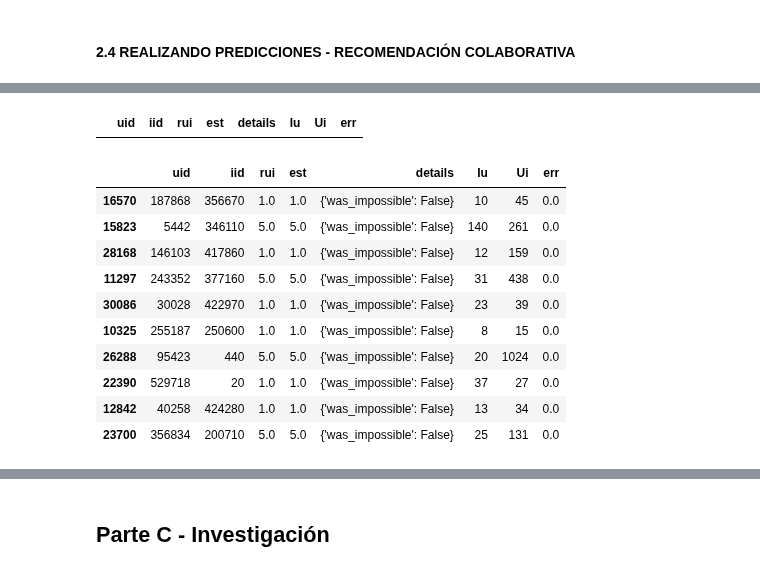
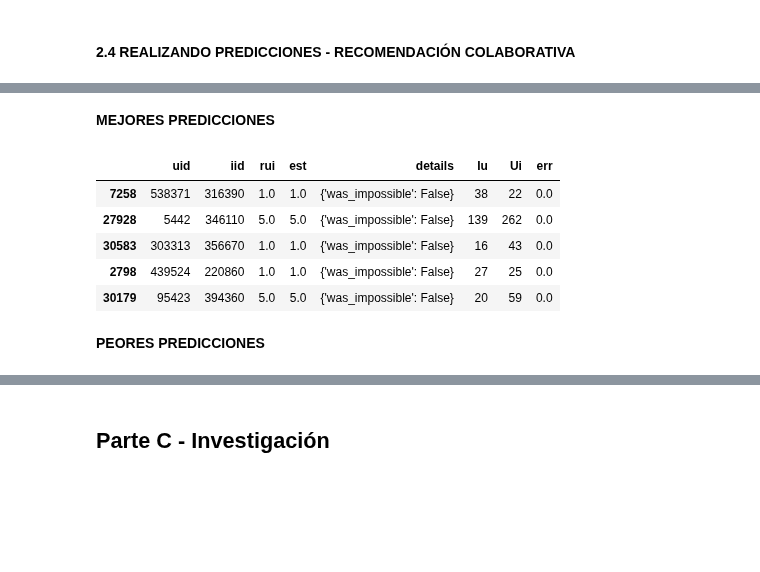
Before and after one commit to alseveso/AcamicaDS, a Jupyter notebook: Proyecto 3/A. Proyecto 03_Alejandra Seveso.ipynb, the cells around one changed output, grey strips where cells are left out. Drawn from its saved outputs; the diff is of its cells as text; code cells hidden in the pictures; blank space fills up the shorter version.

```diff
--- a/Proyecto 3/A. Proyecto 03_Alejandra Seveso.ipynb
+++ b/Proyecto 3/A. Proyecto 03_Alejandra Seveso.ipynb
@@ -1398,21 +1325,16 @@ df.head()
-# %%
-df[df['uid']=='398896'].sort_values(by=['est'], ascending=False)
-# %% [output]
-|  | uid | iid | rui | est | details | Iu | Ui | err |
+# %% [markdown]
+__MEJORES PREDICCIONES__
 # %%
-best_predictions.head(10)
+best_predictions.head()
 # %% [output]
 |  | uid | iid | rui | est | details | Iu | Ui | err |
-| 16570 | 187868 | 356670 | 1.0 | 1.0 | {'was_impossible': False} | 10 | 45 | 0.0 |
-| 15823 | 5442 | 346110 | 5.0 | 5.0 | {'was_impossible': False} | 140 | 261 | 0.0 |
-| 28168 | 146103 | 417860 | 1.0 | 1.0 | {'was_impossible': False} | 12 | 159 | 0.0 |
-| 11297 | 243352 | 377160 | 5.0 | 5.0 | {'was_impossible': False} | 31 | 438 | 0.0 |
-| 30086 | 30028 | 422970 | 1.0 | 1.0 | {'was_impossible': False} | 23 | 39 | 0.0 |
-| 10325 | 255187 | 250600 | 1.0 | 1.0 | {'was_impossible': False} | 8 | 15 | 0.0 |
-| 26288 | 95423 | 440 | 5.0 | 5.0 | {'was_impossible': False} | 20 | 1024 | 0.0 |
-| 22390 | 529718 | 20 | 1.0 | 1.0 | {'was_impossible': False} | 37 | 27 | 0.0 |
-| 12842 | 40258 | 424280 | 1.0 | 1.0 | {'was_impossible': False} | 13 | 34 | 0.0 |
-| 23700 | 356834 | 200710 | 5.0 | 5.0 | {'was_impossible': False} | 25 | 131 | 0.0 |
+| 7258 | 538371 | 316390 | 1.0 | 1.0 | {'was_impossible': False} | 38 | 22 | 0.0 |
+| 27928 | 5442 | 346110 | 5.0 | 5.0 | {'was_impossible': False} | 139 | 262 | 0.0 |
+| 30583 | 303313 | 356670 | 1.0 | 1.0 | {'was_impossible': False} | 16 | 43 | 0.0 |
+| 2798 | 439524 | 220860 | 1.0 | 1.0 | {'was_impossible': False} | 27 | 25 | 0.0 |
+| 30179 | 95423 | 394360 | 5.0 | 5.0 | {'was_impossible': False} | 20 | 59 | 0.0 |
+# %% [markdown]
+__PEORES PREDICCIONES__
 # %%
 worst_predictions.head()
 # %% [output]
```
Also changed, not shown: parts of 53 cells of this notebook, 1 other file.
